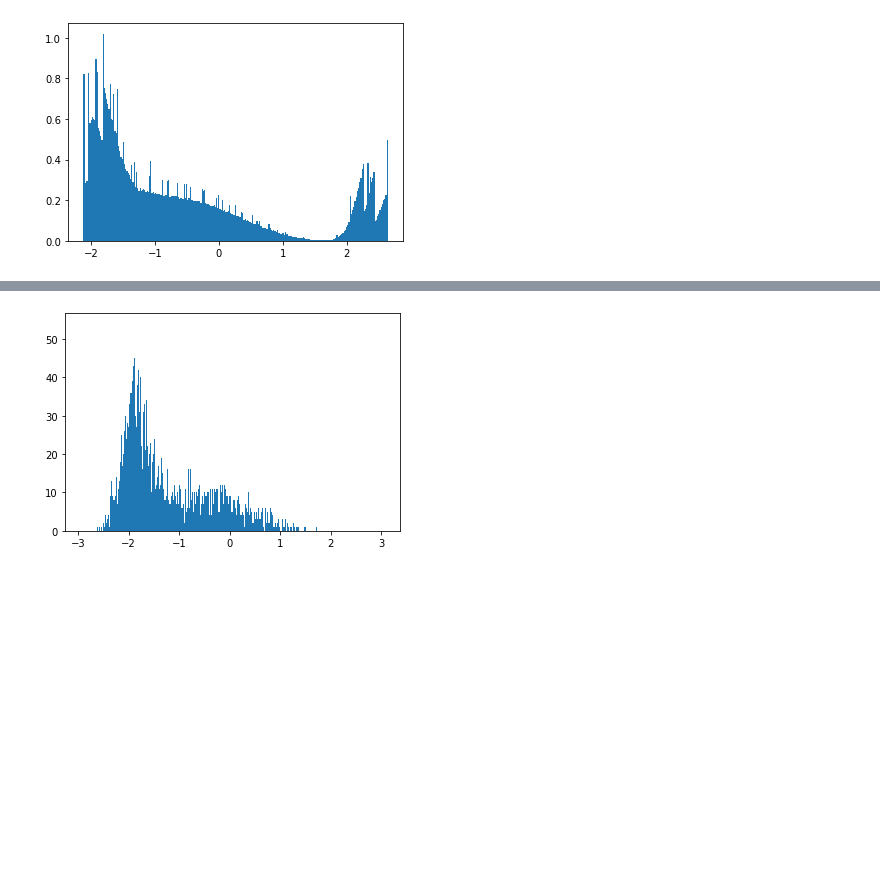
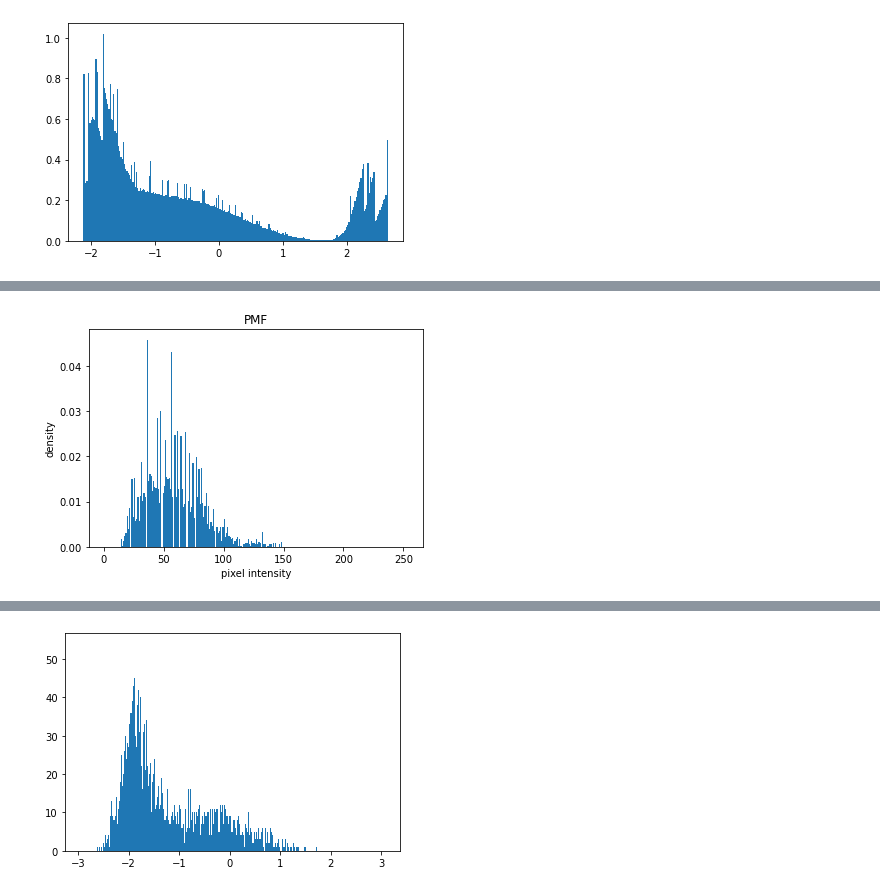
Before and after one commit to DongDong500/CPNKDv2, a Jupyter notebook: pallete_trans-hist.ipynb, the cells around one changed output, grey strips where cells are left out. Drawn from its saved outputs; the diff is of its cells as text; code cells hidden in the pictures; blank space fills up the shorter version.

```diff
--- a/pallete_trans-hist.ipynb
+++ b/pallete_trans-hist.ipynb
@@ -54,0 +88,9 @@ plt.show()
+# %%
+plt.hist(np.array(img, dtype=np.uint8)[np.where(np.array(ma) > 0)].flatten(), bins=[i for i in range(255)], density=True, align='mid', histtype='bar')
+plt.title('PMF')
+plt.xlabel('pixel intensity')
+plt.ylabel('density')
+#plt.savefig('/data1/sdi/PMF.png')
+plt.show()
+# %% [output]
+[figure, added]
```
Also changed, not shown: parts of 3 cells of this notebook.
